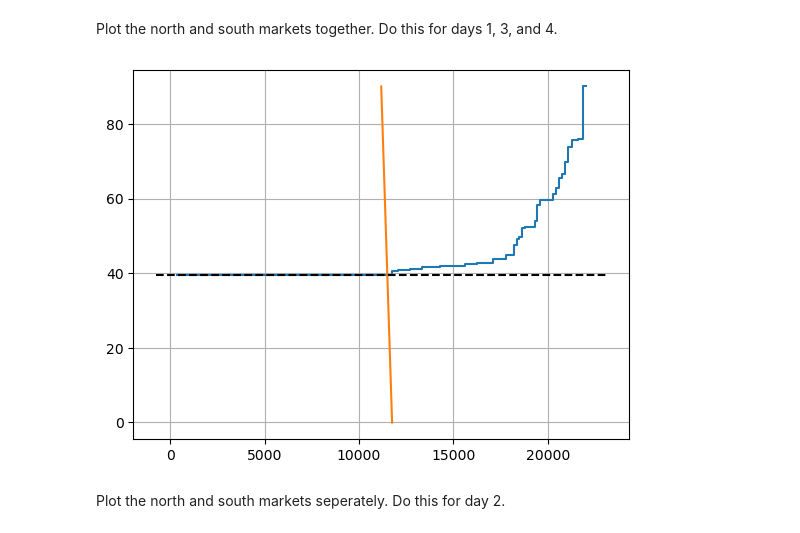
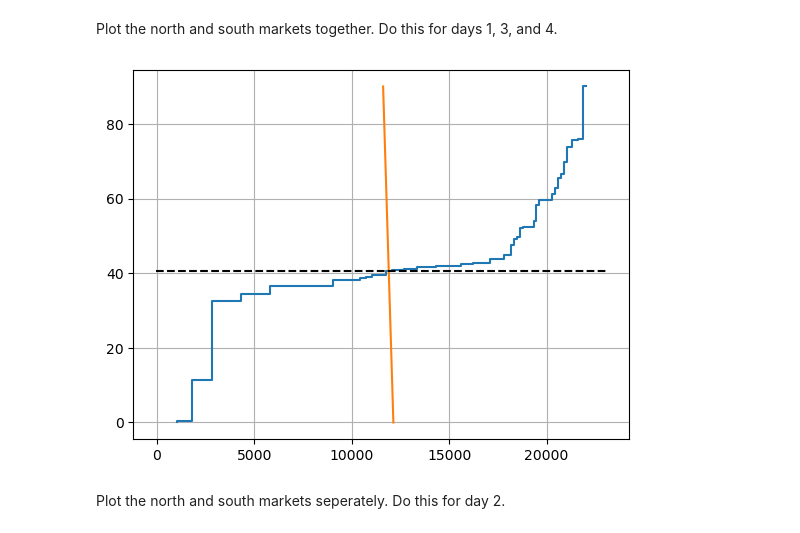
Before and after one commit to eli-brock/esg_simulator, a Jupyter notebook: esg_simulator.ipynb, the cells around one changed output. Cells and saved outputs as stored; diff of their text form; code cells hidden in the pictures.

```diff
--- a/esg_simulator.ipynb
+++ b/esg_simulator.ipynb
@@ -94,7 +94,7 @@ def simulate_hour(hour, bid, pay_as_bid, transmission_capacity, co2_tax):
 
     results['Profit'] = results.groupby('Location', group_keys=False).apply(
         lambda market: market.Surplus
-        - market.Dispatch*(co2_tax*market.CO2)
+        - market.Dispatch*co2_tax*market.CO2
         - market['O&M/Day ($)']/4
     )
     return results
@@ -171,16 +171,16 @@ bids
 # %% [markdown]
 Plot the north and south markets together. Do this for days 1, 3, and 4.
 # %%
-day = 1
+day = 4
 hour = 1
 
 fig, ax = plt.subplots()
 hour_results = results.loc[day, hour]
 (intercept, slope) = profiles.loc[(['North', 'South'], day, hour)].sum()
 visualize(hour_results, intercept, slope, ax)
 fig.show()
 # %% [output]
-[figure, old version]
+[figure, new version]
 # %% [markdown]
 Plot the north and south markets seperately. Do this for day 2.
 # %%
```
Also changed, not shown: parts of 1 cell of this notebook.
